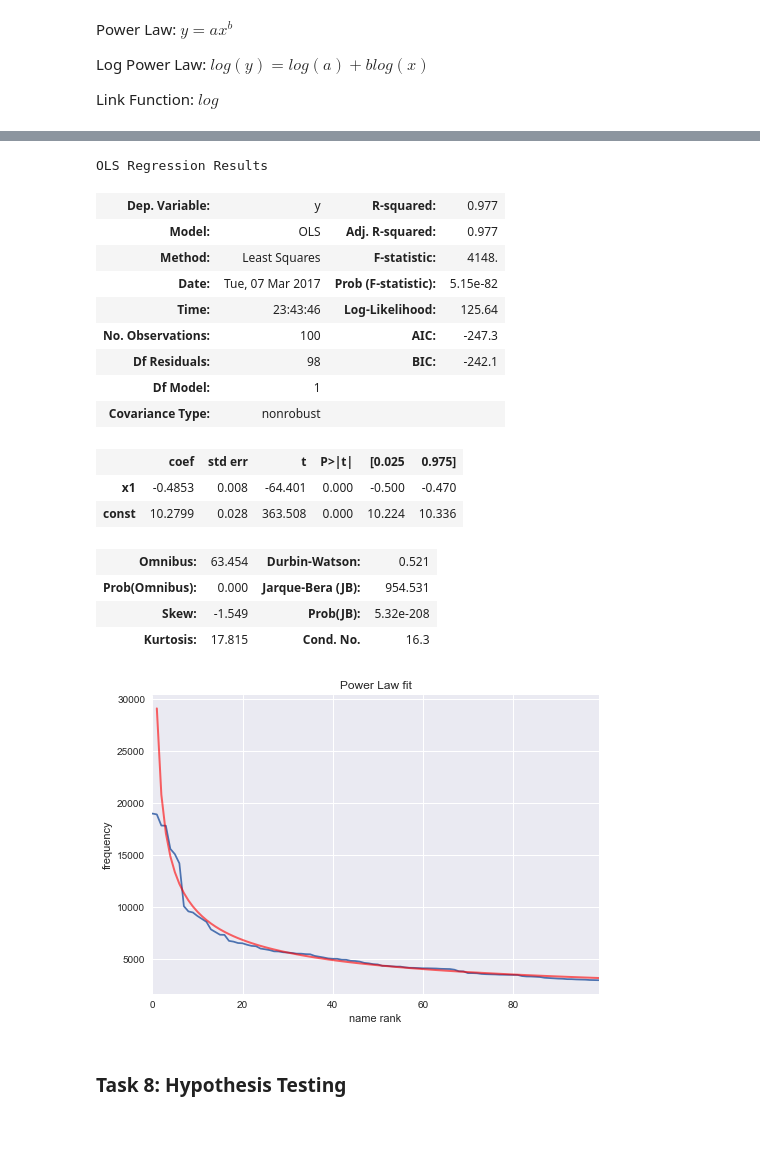
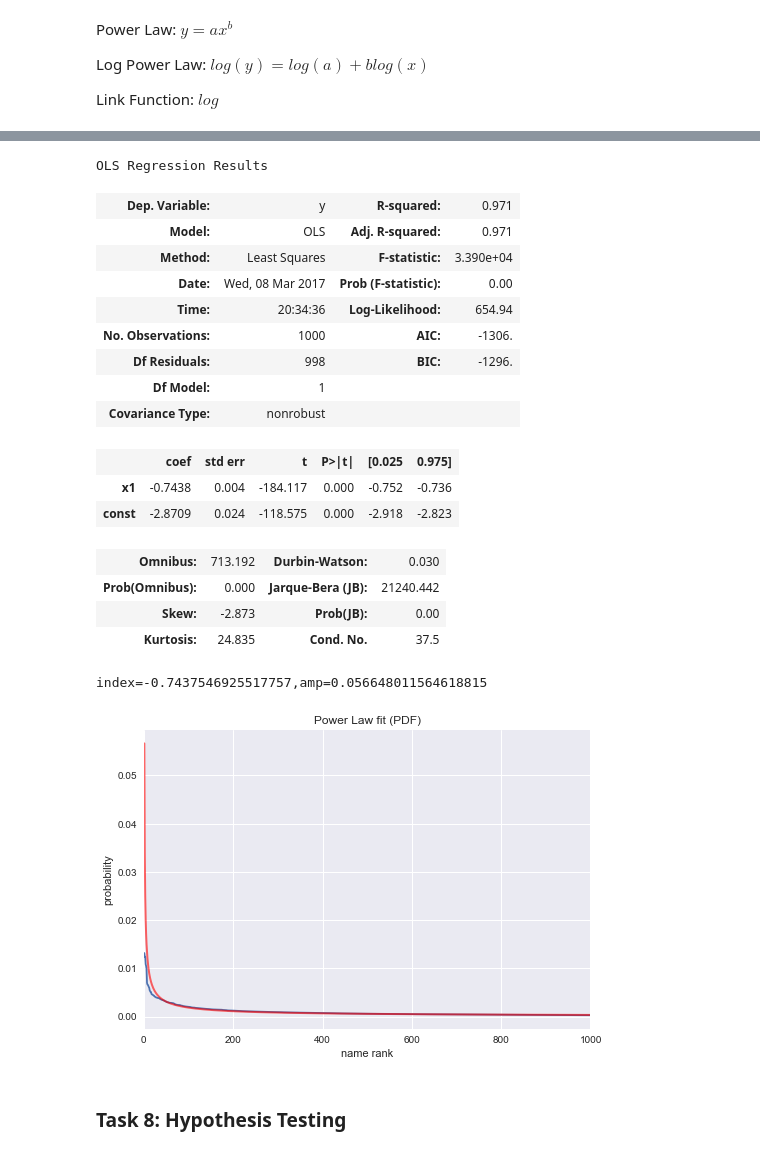
Before and after one commit to tianyu-tristan/babynames, a Jupyter notebook: src/EDA.ipynb, the cells around one changed output, grey strips where cells are left out. Drawn from its saved outputs; the diff is of its cells as text; code cells hidden in the pictures.

```diff
--- a/src/EDA.ipynb
+++ b/src/EDA.ipynb
@@ -365,6 +357,8 @@ Link Function: $log$
 # %%
-topN = 100
+topN = 1000
 freq = sample.groupby(['name'])['frequency'].mean().sort_values(ascending=False)[:topN]
 freq = pd.DataFrame(freq).reset_index()
 freq.frequency.plot();
+plt.xlabel("name rank")
+plt.ylabel("avg frequency");
 # %% [output]
@@ -372,5 +366,5 @@ freq.frequency.plot();
 # %%
-ydata = freq.frequency.values
+ydata = freq.frequency.values / freq.frequency.sum()
 xdata = freq.index.values + 1 # avoid 0, which gives inf
 # %%
 # Define function for calculating a power law
@@ -387,10 +381,6 @@ powerlaw = lambda x, amp, index: amp * (x**index)
 #  log(y) = log(a) + b*log(x)
 #
 
-# # define our (line) fitting function
-# fitfunc = lambda p, x: p[0] + p[1] * x
-# errfunc = lambda p, x, y, err: (y - fitfunc(p, x)) / err
-
 logx = np.log(xdata)
 logy = np.log(ydata)
 x = np.vander(logx,N=2)
@@ -398,33 +388,36 @@ result = smf.OLS(logy,x).fit()
 result.summary()
 # %% [output]
 OLS Regression Results
-| Dep. Variable: | y | R-squared: | 0.977 |
-| Model: | OLS | Adj. R-squared: | 0.977 |
-| Method: | Least Squares | F-statistic: | 4148. |
-| Date: | Tue, 07 Mar 2017 | Prob (F-statistic): | 5.15e-82 |
-| Time: | 23:43:46 | Log-Likelihood: | 125.64 |
-| No. Observations: | 100 | AIC: | -247.3 |
-| Df Residuals: | 98 | BIC: | -242.1 |
+| Dep. Variable: | y | R-squared: | 0.971 |
+| Model: | OLS | Adj. R-squared: | 0.971 |
+| Method: | Least Squares | F-statistic: | 3.390e+04 |
+| Date: | Wed, 08 Mar 2017 | Prob (F-statistic): | 0.00 |
+| Time: | 20:34:36 | Log-Likelihood: | 654.94 |
+| No. Observations: | 1000 | AIC: | -1306. |
+| Df Residuals: | 998 | BIC: | -1296. |
 | Df Model: | 1 |  |  |
 | Covariance Type: | nonrobust |  |  |
 |  | coef | std err | t | P>|t| | [0.025 | 0.975] |
-| x1 | -0.4853 | 0.008 | -64.401 | 0.000 | -0.500 | -0.470 |
-| const | 10.2799 | 0.028 | 363.508 | 0.000 | 10.224 | 10.336 |
+| x1 | -0.7438 | 0.004 | -184.117 | 0.000 | -0.752 | -0.736 |
+| const | -2.8709 | 0.024 | -118.575 | 0.000 | -2.918 | -2.823 |
-| Omnibus: | 63.454 | Durbin-Watson: | 0.521 |
-| Prob(Omnibus): | 0.000 | Jarque-Bera (JB): | 954.531 |
-| Skew: | -1.549 | Prob(JB): | 5.32e-208 |
-| Kurtosis: | 17.815 | Cond. No. | 16.3 |
+| Omnibus: | 713.192 | Durbin-Watson: | 0.030 |
+| Prob(Omnibus): | 0.000 | Jarque-Bera (JB): | 21240.442 |
+| Skew: | -2.873 | Prob(JB): | 0.00 |
+| Kurtosis: | 24.835 | Cond. No. | 37.5 |
 # %%
 index = result.params[0]
 amp = np.exp(result.params[1])
+print("index={},amp={}".format(index,amp))
+# %% [output]
+index=-0.7437546925517757,amp=0.056648011564618815
 # %%
-freq.frequency.plot();
+(freq.frequency / freq.frequency.sum()).plot();
 x = np.linspace(1,topN,topN)
 plt.plot(x, powerlaw(x,amp,index),'r-', lw=2, alpha=0.6, label='powerlaw pdf');
 plt.xlabel("name rank")
-plt.ylabel("frequency")
-plt.title("Power Law fit");
+plt.ylabel("probability")
+plt.title("Power Law fit (PDF)");
 # %% [output]
-[figure, old version]
+[figure, new version]
 # %% [markdown]
 ### Task 8: Hypothesis Testing
```
Also changed, not shown: parts of 11 cells of this notebook.
